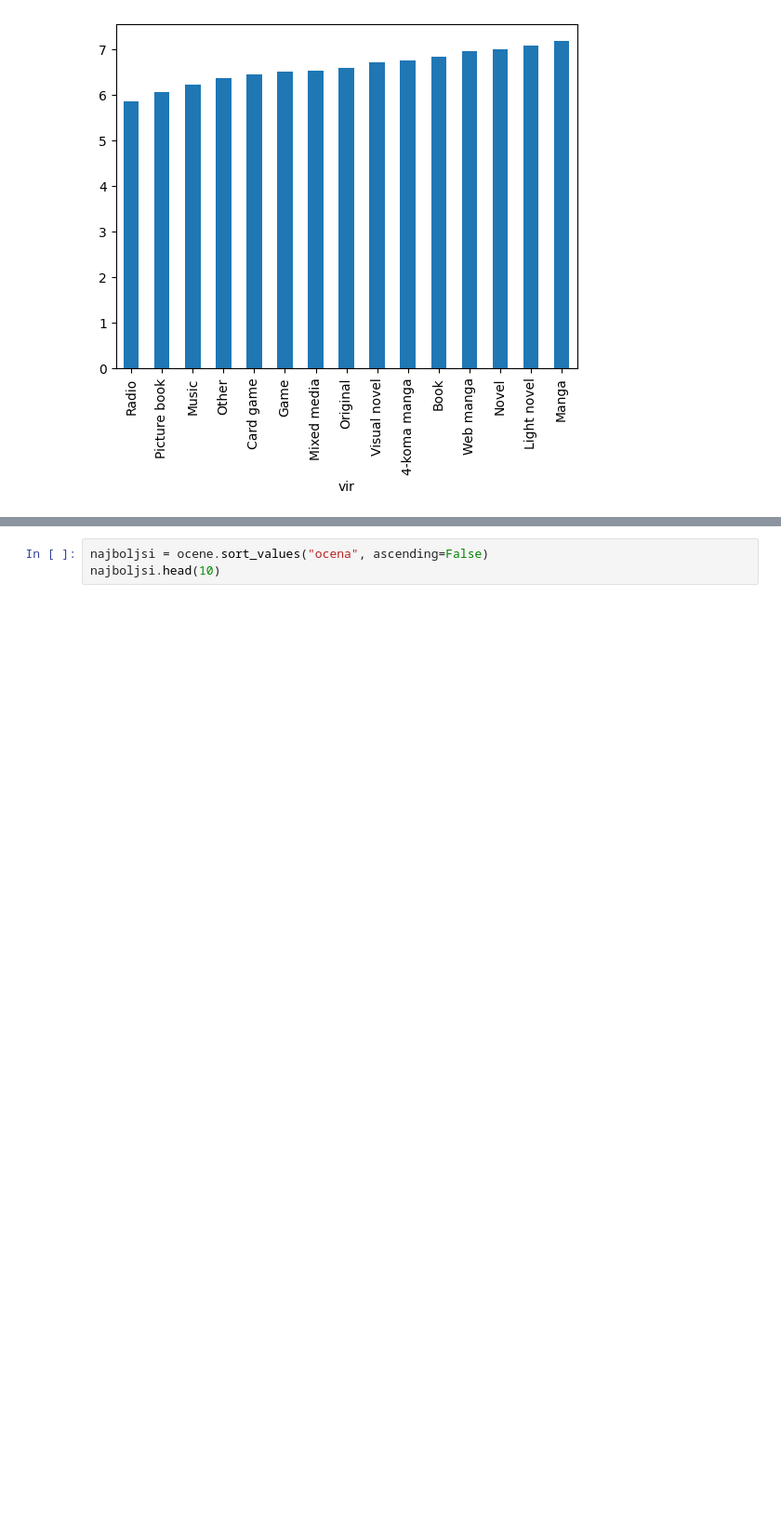
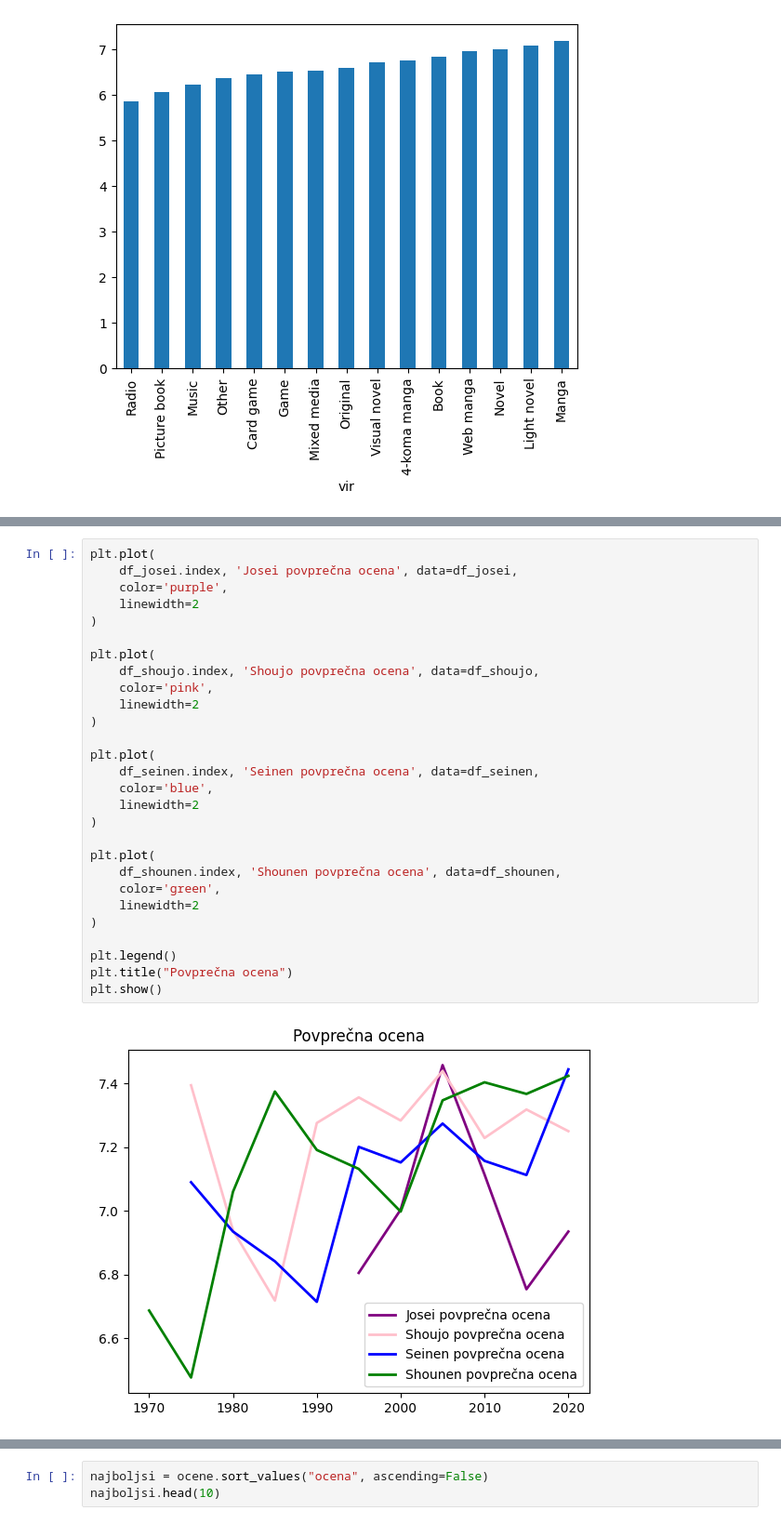
Before and after one commit to lrozman/Projektna-naloga-UVP---Rozman-Lara, a Jupyter notebook: analiza.ipynb, the cells around one changed output, grey strips where cells are left out. Shown: that part at 93% size. Saved outputs shown, nothing was run; the diff lists cells and outputs as text; blank space fills up the shorter version.

```diff
--- a/analiza.ipynb
+++ b/analiza.ipynb
@@ -218,0 +303,30 @@ plot_color_label(df_viri2, popularni_viri)
+# %%
+plt.plot(
+    df_josei.index, 'Josei povprečna ocena', data=df_josei,
+    color='purple',
+    linewidth=2
+)
+
+plt.plot(
+    df_shoujo.index, 'Shoujo povprečna ocena', data=df_shoujo,
+    color='pink',
+    linewidth=2
+)
+
+plt.plot(
+    df_seinen.index, 'Seinen povprečna ocena', data=df_seinen,
+    color='blue',
+    linewidth=2
+)
+
+plt.plot(
+    df_shounen.index, 'Shounen povprečna ocena', data=df_shounen,
+    color='green',
+    linewidth=2
+)
+
+plt.legend()
+plt.title("Povprečna ocena")
+plt.show()
+# %% [output]
+[figure, added]
```
Also changed, not shown: parts of 6 cells of this notebook.
